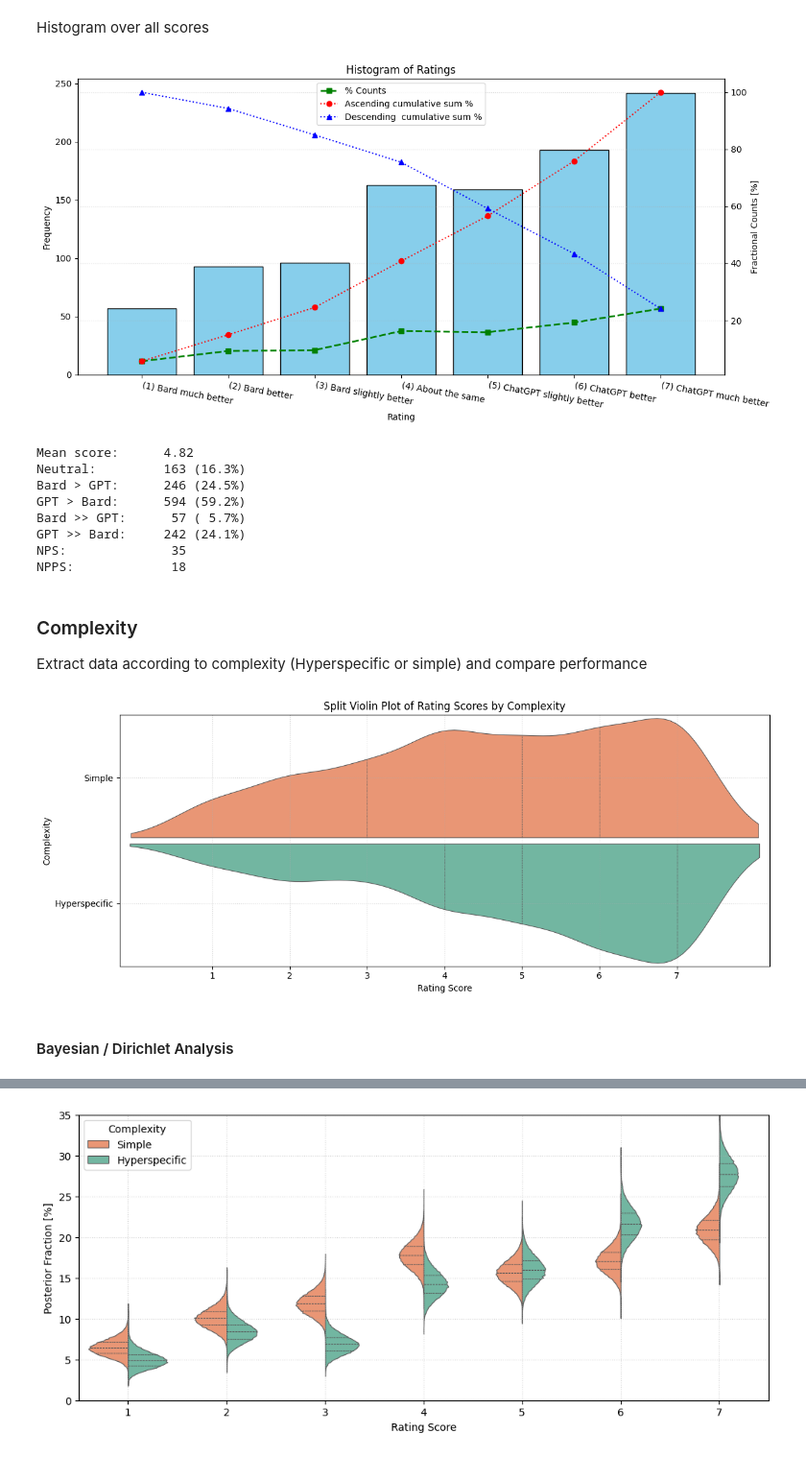
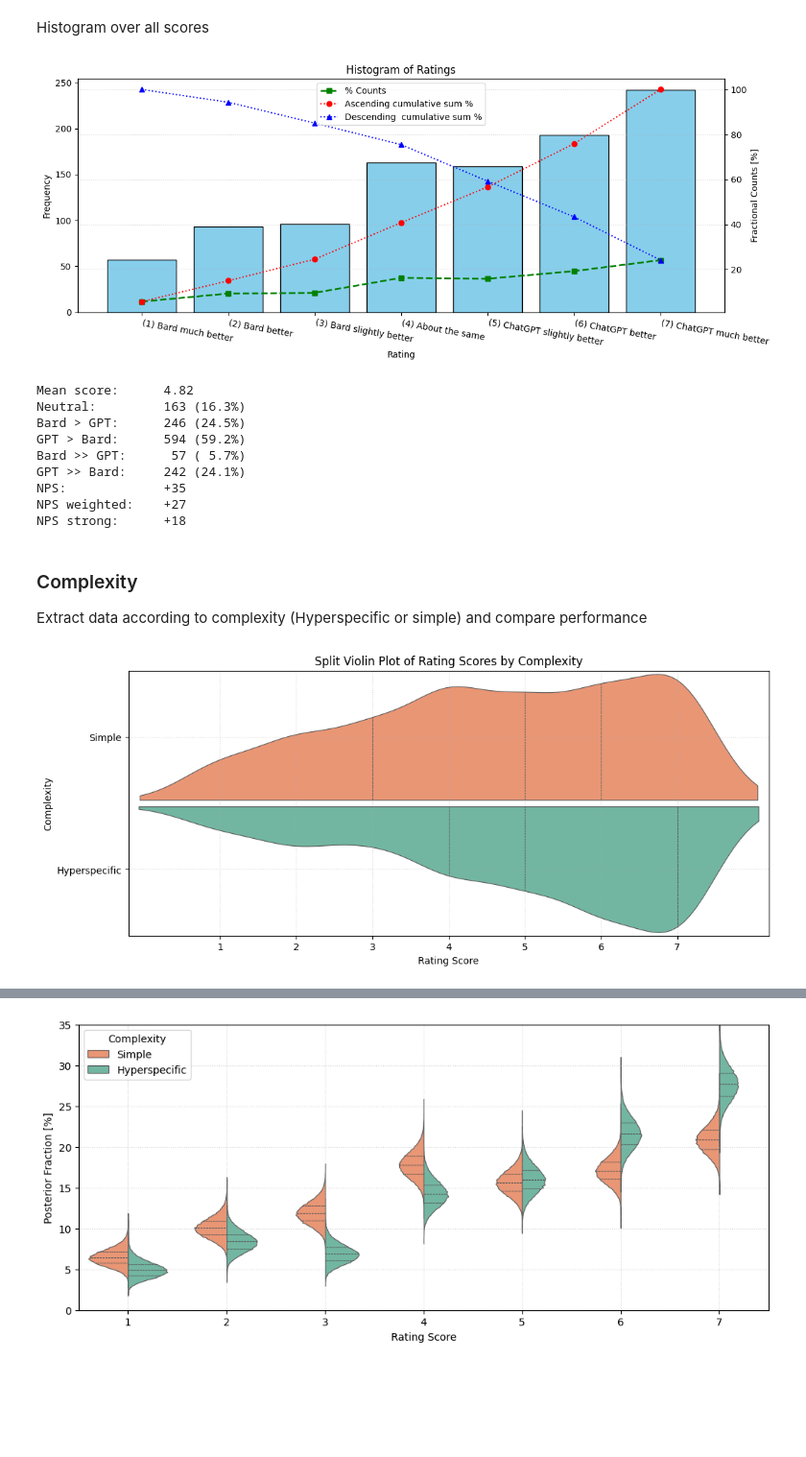
Before and after one commit to aswyatt/DA-Python, a Jupyter notebook: Interview/Data Analysis 1/Human Eval Bard.ipynb, the cells around one changed output, grey strips where cells are left out. Shown: that part at 96% size. Drawn from its saved outputs; the diff is of its cells as text; code cells hidden in the pictures; blank space fills up the shorter version.

Commit message:
Add NPS, NPSw, NPSs stats for category

```diff
--- a/Interview/Data Analysis 1/Human Eval Bard.ipynb
+++ b/Interview/Data Analysis 1/Human Eval Bard.ipynb
@@ -14,6 +14,7 @@ import seaborn as sns
 from pathlib import Path
 from IPython.display import Markdown
 import re
+
 # from wordcloud import WordCloud
 
 # Ensure required resources are available
@@ -23,12 +24,13 @@ import re
 # from nltk.corpus import stopwords
 # from nltk.tokenize import word_tokenize
 
-tick = chr(10004)   # ✔️
+tick = chr(10004)  # ✔️
 cross = chr(10060)  # ❌
 LIM = np.array([-1.0, 1.0])
 
+
 def figure(*args, **kwargs):
-    figsize = kwargs.pop("figsize", (12, 6))
+    figsize = kwargs.pop("figsize", (12, 5))
     return plt.subplots(figsize=figsize, *args, **kwargs)
 
 
@@ -413,53 +427,53 @@ Name: count, dtype: int64
 Histogram over all scores
 # %%
 # Count frequencies of each score
-counts = df[["Rating Score", "Rating Text"]].value_counts().sort_index()
+pivot = df[["Rating Score", "Rating Text"]].value_counts().sort_index()
 
 # Indices of counts
-scores, ratings = tuple(zip(*counts.index))
-labels = [f"({n}) {s}" for n,s in counts.index]
+score_labels = [f"({n}) {s}" for n,s in pivot.index]
 
-cumsum = counts.cumsum()/num_entries*100
-cumsum_rev = (counts[-1::-1].cumsum()/num_entries*100)[-1::-1]
+cumsum = pivot.cumsum()/num_entries*100
+cumsum_rev = (pivot[-1::-1].cumsum()/num_entries*100)[-1::-1]
 
 fig, ax = figure()
 ax.bar(
-    labels,
-    counts.values,
+    score_labels,
+    pivot.values,
     color="skyblue",
     edgecolor="black",
 )
 ax.set_xlabel("Rating")
 ax.set_ylabel("Frequency")
 ax.set_title("Histogram of Ratings")
-ax.set_xticks(labels)
-ax.set_xticklabels(labels, rotation=-10, ha="left")
+ax.set_xticks(score_labels)
+ax.set_xticklabels(score_labels, rotation=-10, ha="left")
 
 ax1 = ax.twinx()
-ax1.plot(labels, 100*counts/counts.sum(), "sg--", lw=2, label="% Counts")
-ax1.plot(labels, cumsum, "or:", label="Ascending cumulative sum %")
-ax1.plot(labels, cumsum_rev, "^b:", label="Descending  cumulative sum %")
+ax1.plot(score_labels, 100*pivot/pivot.sum(), "sg--", lw=2, label="% Counts")
+ax1.plot(score_labels, cumsum, "or:", label="Ascending cumulative sum %")
+ax1.plot(score_labels, cumsum_rev, "^b:", label="Descending  cumulative sum %")
 ax1.set_ylabel("Fractional Counts [%]")
 ax1.grid(ls=":", alpha=0.5)
 ax1.legend(loc="upper center")
 
 plt.tight_layout()
 plt.show()
 # %% [output]
-[figure, old version]
+[figure, new version]
 # %%
-scores = counts.index.get_level_values("Rating Score")
-neutral_score = np.median(scores)
-
 func = lambda x: f"{x:>3} ({100*x/num_entries:4.1f}%)"
 print("Mean score:\t", df["Rating Score"].mean().round(2))
-print("Neutral:\t", func(counts[scores==neutral_score].sum()))
-print("Bard > GPT:\t", func(B:=counts[scores<neutral_score].sum()))
-print("GPT > Bard:\t", func(G:=counts[scores>neutral_score].sum()))
-print("Bard >> GPT:\t", func(BB:=counts[scores==scores[0]].sum()))
-print("GPT >> Bard:\t", func(GG:=counts[scores==scores[-1]].sum()))
-print(f"NPS:\t\t {100*(G-B)/num_entries:3.0f}")
-print(f"NPPS:\t\t {100*(GG-BB)/num_entries:3.0f}")
+print("Neutral:\t", func(pivot[scores == neutral_score].sum()))
+print("Bard > GPT:\t", func(pivot[scores < neutral_score].sum()))
+print("GPT > Bard:\t", func(pivot[scores > neutral_score].sum()))
+print("Bard >> GPT:\t", func(pivot[scores == scores[0]].sum()))
+print("GPT >> Bard:\t", func(pivot[scores == scores[-1]].sum()))
+# print(f"NPS:\t\t {100*(G-B)/num_entries:+3.0f}")
+# print(f"NPS strong:\t {100*(GG-BB)/num_entries:+3.0f}")
+# print(f"NPS weighted:\t {100*(pivot*weighted_scores).sum()/num_entries:+3.0f}")
+print(f"NPS:\t\t {NPS(100*pivot.values/num_entries):+3.0f}")
+print(f"NPS weighted:\t {NPSW(pivot.values):+3.0f}")
+print(f"NPS strong:\t {NPSS(100*pivot.values/num_entries):+3.0f}")
 # %% [output]
 Mean score:      4.82
 Neutral:         163 (16.3%)
@@ -467,14 +481,15 @@ Bard > GPT:      246 (24.5%)
 GPT > Bard:      594 (59.2%)
 Bard >> GPT:      57 ( 5.7%)
 GPT >> Bard:     242 (24.1%)
-NPS:              35
-NPPS:             18
+NPS:             +35
+NPS weighted:    +27
+NPS strong:      +18
 # %% [markdown]
 ### Complexity
 
 Extract data according to complexity (Hyperspecific or simple) and compare performance
 # %%
-fig, ax = figure(figsize=(12,5))
+fig, ax = figure()
 cat = "Complexity"
 
 sns.violinplot(
@@ -499,10 +514,7 @@ ax.set_title(f"Split Violin Plot of Rating Scores by {cat}")
 ax.grid(ls=":", alpha=.5)
 ax.set_xlim(tuple(df["Rating Score"].agg(["min", "max"]) + LIM*1.2))
 ax.invert_yaxis()
-plt.tight_layout()
 plt.show()
 # %% [output]
-[figure, old version]
+[figure, new version]
-# %% [markdown]
-#### Bayesian / Dirichlet Analysis
 # %%
```
Also changed, not shown: parts of 17 cells of this notebook.
